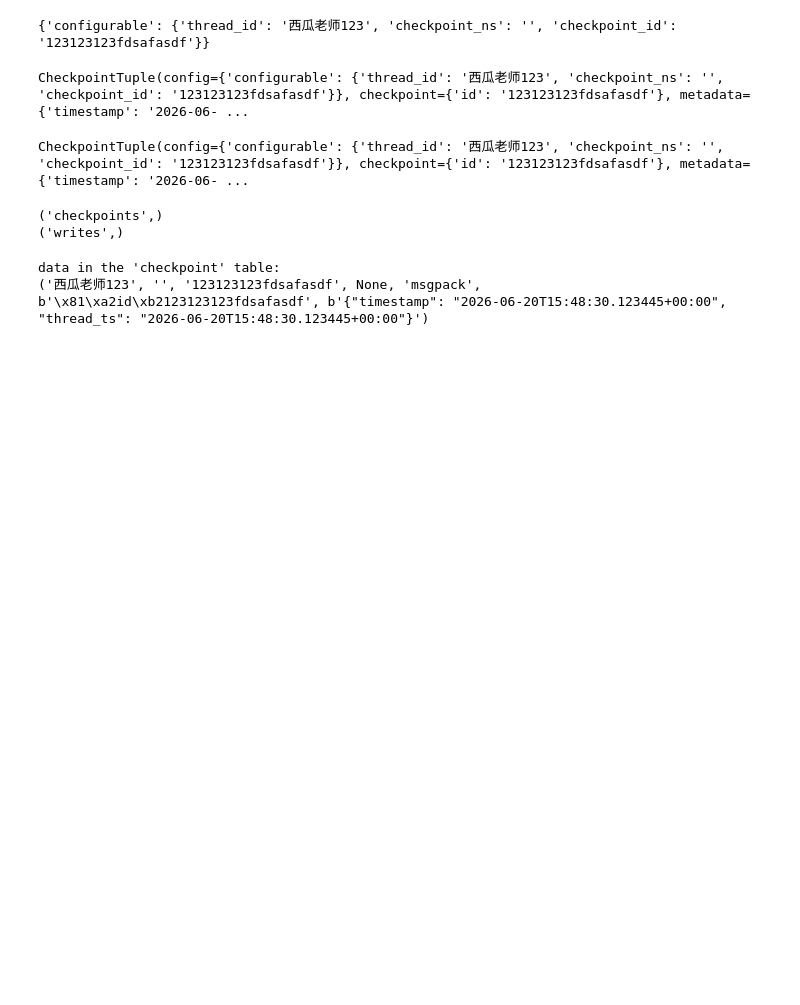
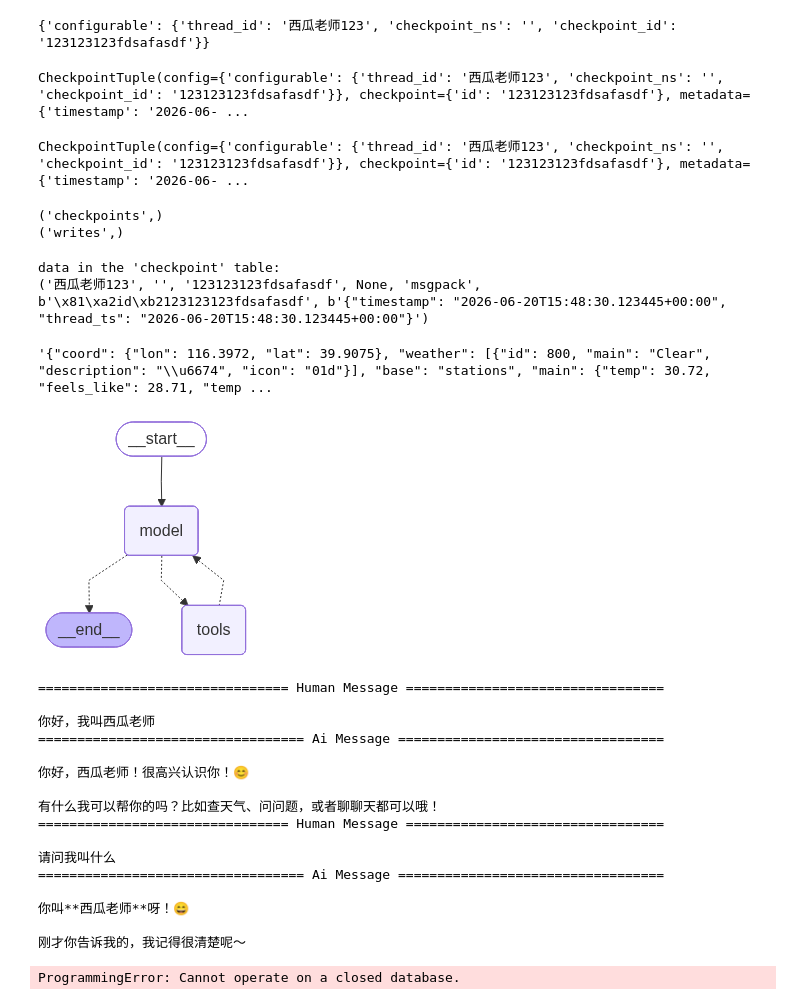
Before and after one commit to killstealing/langGraph-study, a Jupyter notebook: 38 LangGraph进阶之长短期记忆-基于SqliteSaver实现短期记忆.ipynb, the cells around one changed output. Saved outputs shown, nothing was run; the diff lists cells and outputs as text; code cells hidden in the pictures; blank space fills up the shorter version.

Commit message:
use sqliteSaver to do the short memory

```diff
--- a/38 LangGraph进阶之长短期记忆-基于SqliteSaver实现短期记忆.ipynb
+++ b/38 LangGraph进阶之长短期记忆-基于SqliteSaver实现短期记忆.ipynb
@@ -80,3 +80,15 @@ for row in all_data:
 # %% [output]
 data in the 'checkpoint' table:
 ('西瓜老师123', '', '123123123fdsafasdf', None, 'msgpack', b'\x81\xa2id\xb2123123123fdsafasdf', b'{"timestamp": "2026-06-20T15:48:30.123445+00:00", "thread_ts": "2026-06-20T15:48:30.123445+00:00"}')
+# %%
+from dotenv import load_dotenv
+import os
+from langchain_openai import ChatOpenAI
+from pydantic import BaseModel,Field
+
+load_dotenv()
+
+llm=ChatOpenAI(model="deepseek-chat",
+               base_url=os.getenv("DEEPSEEK_BASE_URL"),
+               api_key=os.getenv("DEEPSEEK_API_KEY"),
+               temperature=0)
@@ -82,0 +185,48 @@ data in the 'checkpoint' table:
+# %%
+get_weather.invoke({"location":"beijing"})
+# %% [output]
+'{"coord": {"lon": 116.3972, "lat": 39.9075}, "weather": [{"id": 800, "main": "Clear", "description": "\\u6674", "icon": "01d"}], "base": "stations", "main": {"temp": 30.72, "feels_like": 28.71, "temp ...
+# %%
+tools=[get_weather]
+# %%
+
+
+from langgraph.checkpoint.sqlite import SqliteSaver
+from langchain.agents import create_agent
+from IPython.display import display,Image
+
+
+with SqliteSaver.from_conn_string(":memory:") as checkpointer:
+    graph=create_agent(llm,tools=tools,checkpointer=checkpointer)
+    display(Image(graph.get_graph(xray=True).draw_mermaid_png()))
+
+    config={"configurable":{"thread_id":"1"}}
+
+    for chunk in graph.stream({"messages":["你好，我叫西瓜老师"]},config=config,stream_mode="values"):
+        chunk["messages"][-1].pretty_print()
+
+    for chunk in graph.stream({"messages":["请问我叫什么"]},config,stream_mode="values"):
+        chunk["messages"][-1].pretty_print()
+# %% [output]
+[figure, added]
+================================ Human Message =================================
+
+你好，我叫西瓜老师
+================================== Ai Message ==================================
+
+你好，西瓜老师！很高兴认识你！😊
+
+有什么我可以帮你的吗？比如查天气、问问题，或者聊聊天都可以哦！
+================================ Human Message =================================
+
+请问我叫什么
+================================== Ai Message ==================================
+
+你叫**西瓜老师**呀！😄
+
+刚才你告诉我的，我记得很清楚呢～
+# %%
+for chunk in graph.stream({"messages":["你好， 我是谁"]},config,stream_mode="values"):
+    chunk["messages"][-1].pretty_print()
+# %% [output]
+ProgrammingError: Cannot operate on a closed database.
```
Also changed, not shown: parts of 11 cells of this notebook.
